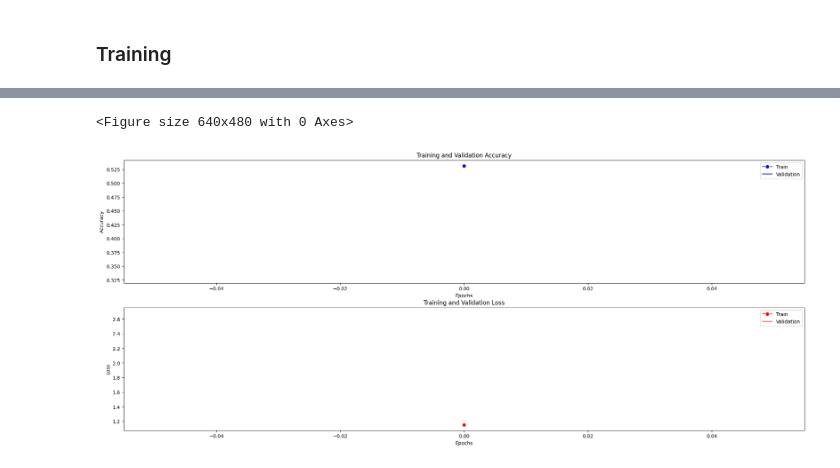
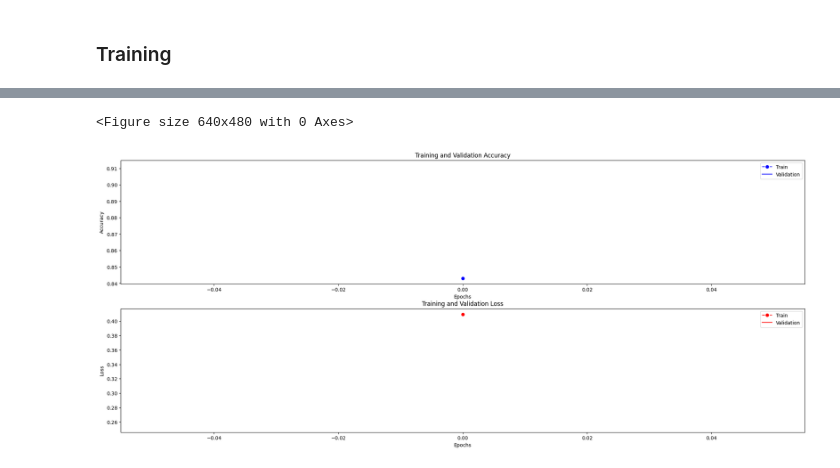
Before and after one commit to szymian-dev/rps-ai-model, a Jupyter notebook: training_resnet.ipynb, the cells around one changed output, grey strips where cells are left out. Drawn from its saved outputs; the diff is of its cells as text; code cells hidden in the pictures.

```diff
--- a/training_resnet.ipynb
+++ b/training_resnet.ipynb
@@ -169,5 +221,5 @@ KeyboardInterrupt:
-# %%
-plot_accuracy_and_loss(hist_dict)
-# %% [output]
-<Figure size 640x480 with 0 Axes>
-[figure, removed]
+# %%
+plot_history_csv(os.path.join(models_dir, f'{MODEL_NAME}_ckp_history.csv'))
+# %% [output]
+<Figure size 640x480 with 0 Axes>
+[figure, added]
```
Also changed, not shown: parts of 6 cells of this notebook, 1 other file.
